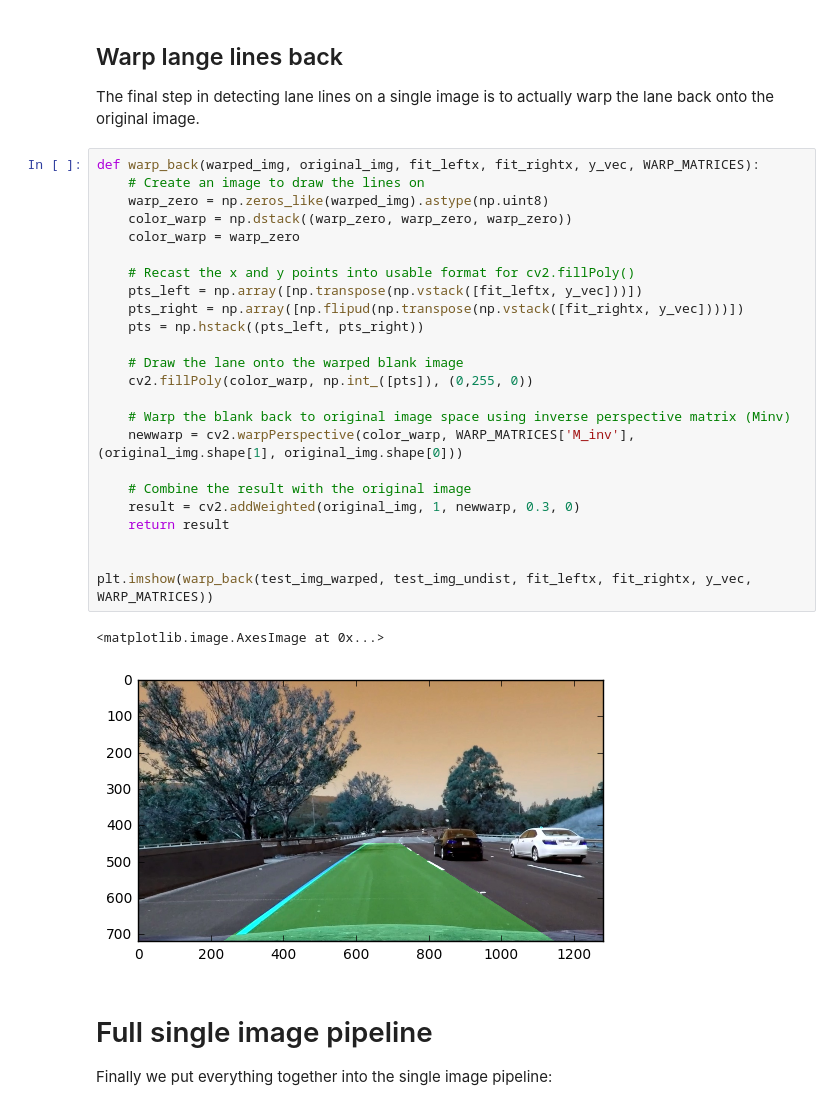
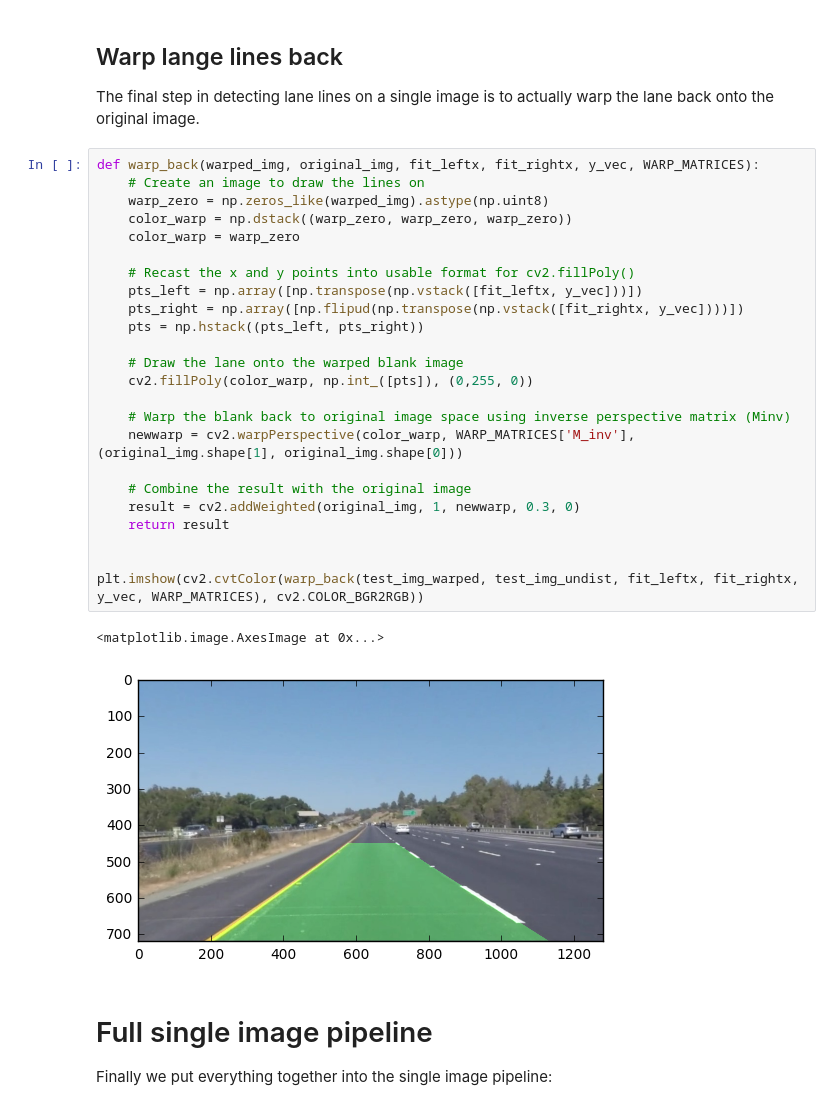
Before and after one commit to NOllAl/CarND-Advanced-Lane-Lines, a Jupyter notebook: Lane_Finding.ipynb, the cells around one changed output. Saved outputs shown, nothing was run; the diff lists cells and outputs as text.

```diff
--- a/Lane_Finding.ipynb
+++ b/Lane_Finding.ipynb
@@ -572,30 +526,30 @@ The final step in detecting lane lines on a single image is to actually warp the
 # %%
 def warp_back(warped_img, original_img, fit_leftx, fit_rightx, y_vec, WARP_MATRICES):
     # Create an image to draw the lines on
     warp_zero = np.zeros_like(warped_img).astype(np.uint8)
     color_warp = np.dstack((warp_zero, warp_zero, warp_zero))
     color_warp = warp_zero
 
     # Recast the x and y points into usable format for cv2.fillPoly()
     pts_left = np.array([np.transpose(np.vstack([fit_leftx, y_vec]))])
     pts_right = np.array([np.flipud(np.transpose(np.vstack([fit_rightx, y_vec])))])
     pts = np.hstack((pts_left, pts_right))
 
     # Draw the lane onto the warped blank image
     cv2.fillPoly(color_warp, np.int_([pts]), (0,255, 0))
 
     # Warp the blank back to original image space using inverse perspective matrix (Minv)
     newwarp = cv2.warpPerspective(color_warp, WARP_MATRICES['M_inv'], (original_img.shape[1], original_img.shape[0]))
 
     # Combine the result with the original image
     result = cv2.addWeighted(original_img, 1, newwarp, 0.3, 0)
     return result
 
 
-plt.imshow(warp_back(test_img_warped, test_img_undist, fit_leftx, fit_rightx, y_vec, WARP_MATRICES))
+plt.imshow(cv2.cvtColor(warp_back(test_img_warped, test_img_undist, fit_leftx, fit_rightx, y_vec, WARP_MATRICES), cv2.COLOR_BGR2RGB))
 # %% [output]
 <matplotlib.image.AxesImage at 0x...>
-[figure, old version]
+[figure, new version]
 # %% [markdown]
 # Full single image pipeline
 
```
Also changed, not shown: parts of 10 cells of this notebook.
